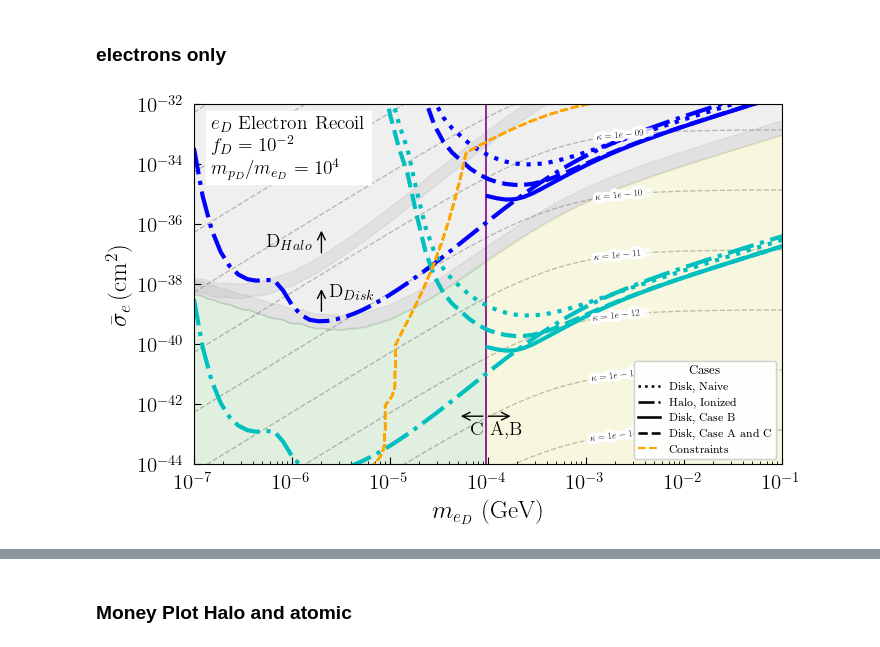
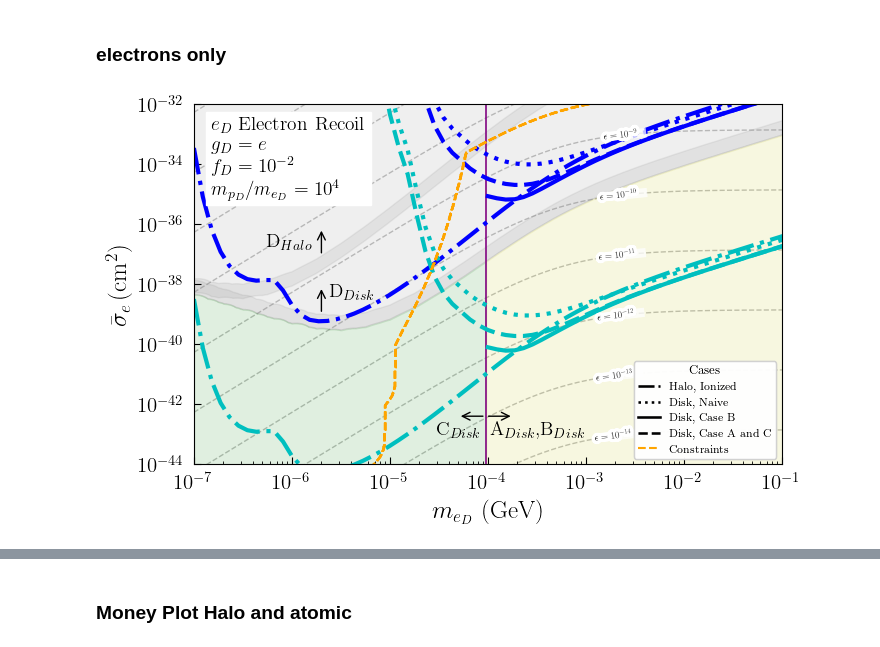
Before and after one commit to Keegan-Humphrey/darkELF-custom, a Jupyter notebook: mystuff/constraint_plots_clean.ipynb, the cells around one changed output, grey strips where cells are left out. Saved outputs shown, nothing was run; the diff lists cells and outputs as text; code cells hidden in the pictures.

```diff
--- a/mystuff/constraint_plots_clean.ipynb
+++ b/mystuff/constraint_plots_clean.ipynb
@@ -1497,8 +1497,9 @@ mX=1.0e8 # specify the dark matter mass (to be updated later)
 
 expSENSEI = 100.72 * 1e-3 / 365 # [kg-yr] SENSEI Snolab exposure from 2312.13342
 
-# vs_list = [{"v0kms":220,"vesckms": np.sqrt(43**2 + 11**2),"vekms": 233,"vdist":"disk","fD":0.01,"with_atomic_ff":True}] # all must be positive
-vs_list = [{"v0kms":220,"vesckms": 540,"vekms": 233,"vdist":"halo","fD":0.01,"with_atomic_ff":True}] # all must be positive
+vs_list = [{"v0kms":220,"vesckms": np.sqrt(43**2 + 11**2),"vekms": 233,"vdist":"disk","fD":0.01,"with_atomic_ff":True}] # all must be positive
+# vs_list = [{"v0kms":220,"vesckms": 540,"vekms": 233,"vdist":"halo","fD":0.01,"with_atomic_ff":True}] # all must be positive
+
 
 
 
@@ -1599,12 +1600,13 @@ def get_limit_AFF(target,mX,threshold=-1.0,method="grid",mediator="massless",kcu
     else:
         return 3.0*1.0e-38/(R*exposure) # exposure in kg-year (default 1)
 # %%
-task = ("write","read")[1]
+task = ("write","read")[0]
 
 # test_read = np.array([])
 
 # fname = "lim_massless_SENSEI_exp_atomic_17_6_26"
-fname = "lim_massless_SENSEI_exp_atomic_18_6_26"
+# fname = "lim_massless_SENSEI_exp_atomic_18_6_26"
+fname = "lim_massless_SENSEI_exp_atomic_29_6_26"
 
 if task == "write":
 
@@ -3055,6 +3062,7 @@ scenario_styles = {
 }
 # %%
 # fig, axs = plt.subplots(figsize=(6,4.2))
+# fig, axs = plt.subplots(figsize=(7.0, 4.8))
 fig, axs = plt.subplots(figsize=(7.0, 4.8))
 
 # cmap = plt.get_cmap('tab10')
@@ -3136,8 +3144,60 @@ ylims = [1e-44, 1.0e-32]
 axs.set_xlim(xlims)
 axs.set_ylim(ylims)
 
-axs.text(1.5e2,5e-35,"$e_{D}$ Electron Recoil\n $f_D=10^{-2}$ \n $m_{p_D}/m_{e_D}=10^4$",fontsize=14,backgroundcolor="white",horizontalalignment="left")
 
+# last_tick = axs.get_xticks()[-2]
+
+# def hide_last_tick(x, pos):
+#     if np.isclose(x, last_tick):
+#         return ""
+#     exponent = int(np.round(np.log10(x)))
+#     return rf"$10^{{{exponent}}}$"
+
+# axs.xaxis.set_major_formatter(FuncFormatter(hide_last_tick))
+
+# axs.xaxis.set_label_coords(0.47, -0.10)
+
+# fig.canvas.draw()
+
+# major_ticks = axs.xaxis.get_major_ticks()
+
+# for i, tick in enumerate(major_ticks):
+#     print(i, tick.get_loc(), tick.label1.get_text())
+
+# # Remove the label at the upper plot boundary, x = 1e8
+# major_ticks[7].label1.set_visible(False)
+
+# fig.canvas.draw()
+
+# xmax = axs.get_xlim()[1]
+
+# for tick in axs.xaxis.get_major_ticks():
+#     if np.isclose(tick.get_loc(), xmax):
+#         tick.label1.set_transform(
+#             tick.label1.get_transform()
+#             # + ScaledTranslation(-32 / 72, 0, fig.dpi_scale_trans)
+#             + ScaledTranslation(-10, 0, fig.dpi_scale_trans)
+#         )
+
+# xmax = axs.get_xlim()[1]
+# boundary_text = None
+
+# for tick in axs.xaxis.get_major_ticks():
+#     if np.isclose(tick.get_loc(), xmax):
+#         boundary_text = tick.label1.get_text()
+#         tick.label1.set_visible(False)
+
+# axs.text(
+#     0.985,                  # slightly left of right boundary
+#     -0.035,                 # vertical tick-label position
+#     boundary_text,
+#     transform=axs.transAxes,
+#     ha="right",
+#     va="top",
+# )
+
+# axs.text(1.5e2,5e-35,"$e_{D}$ Electron Recoil\n $f_D=10^{-2}$ \n $m_{p_D}/m_{e_D}=10^4$",fontsize=14,backgroundcolor="white",horizontalalignment="left")
+axs.text(1.5e2,1e-35,"$e_{D}$ Electron Recoil\n $g_D=e$ \n $f_D=10^{-2}$ \n $m_{p_D}/m_{e_D}=10^4$",fontsize=14,backgroundcolor="white",horizontalalignment="left")
 
 eVtoGeV = 10**(-9)
 axs.xaxis.set_major_formatter(
@@ -3152,6 +3212,16 @@ axs.set_ylabel(r"$\bar\sigma_e\,(\mathrm{cm}^2)$",fontsize=18)
 axs.tick_params(direction="in",which="both")
 
 # axs.text(5e9,1e-46,"$f_D$=0.01, $m_{p_D}/m_{e_D}$=1e4",fontsize=16,backgroundcolor="white",horizontalalignment="right")
+
+
+# labels = axs.get_xticklabels()
+# labels[-1].set_visible(False)
+# fig.canvas.draw()
+# axs.xaxis.get_offset_text().set_visible(False)
+
+# import numpy as np
+# from matplotlib.ticker import FuncFormatter
+
 
 axs.legend(ncol=2,fontsize=8,loc="upper right")
 # axs.axvline(x=1e5,color="red",linestyle="dashed")
@@ -3297,7 +3367,8 @@ axs.annotate(
     arrowprops=dict(arrowstyle="<-"),
 )
 
-axs.text(0.7 * xpos,1e-43,"C",fontsize=14,horizontalalignment="left")
+# axs.text(0.7 * xpos,1e-43,"C",fontsize=14,horizontalalignment="left")
+axs.text(0.9 * xpos,1e-43,r"C$_{Disk}$",fontsize=14,horizontalalignment="right")
 
 # C region Arrow
 
@@ -3319,7 +3390,8 @@ axs.annotate(
 )
 
 
-axs.text(1.1 * xpos,1e-43,"A,B",fontsize=14,horizontalalignment="left")
+# axs.text(1.1 * xpos,1e-43,"A,B",fontsize=14,horizontalalignment="left")
+axs.text(1.1 * xpos,1e-43,r"A$_{Disk}$,B$_{Disk}$",fontsize=14,horizontalalignment="left")
 
 
 
@@ -3477,6 +3549,8 @@ kappa_lines = []
 for kap in kappa_contours:
     sig_line = kappa_to_sigmae_exact(kap, masslist_eD)
 
+    exponent = int(np.round(np.log10(kap)))
+
     line, = axs.plot(
         masslist_eD,
         sig_line,
@@ -3485,7 +3559,9 @@ for kap in kappa_contours:
         lw=1.0,
         ls="--",
         zorder=0.5,
-        label=rf"$\kappa={kap:.0e}$"
+        # label=rf"$\kappa={kap:.0e}$"
+        # label=rf"$\epsilon={kap:.0e}$"
+        label=rf"$\epsilon=10^{{{exponent}}}$"
     )
 
     kappa_lines.append(line)
@@ -3523,6 +3599,8 @@ labelLines(
 # Legends
 # ------------------------------------------------------------------
 
+case_handles_order_swap = [kept_indices[j] for j in (1,0,2,3)]
+
 case_handles = [
     Line2D(
         [0], [0],
@@ -3531,8 +3609,11 @@ case_handles = [
         ls=scenario_styles[i],
         label=case_labels[i],
     )
-    for i in kept_indices
+    # for i in kept_indices
+    for i in case_handles_order_swap
 ]
+
+
 
 
 cosmo_handles = [
@@ -3549,32 +3630,32 @@ cosmo_handles = [
 reference_handles = []
 
 leg1 = axs.legend(
     handles=case_handles+cosmo_handles,
     title="Cases",
     fontsize=8,
     title_fontsize=9,
     loc="lower right",
     # frameon=False,
     frameon=True,
     facecolor="white"
 )
 
 axs.add_artist(leg1)
 
 fig.subplots_adjust(
     left=0.13,
     right=0.97,
     bottom=0.15,
     top=0.90,
 )
 
 
 fig.savefig(
-    "plots/for_paper_24_6_26/money_eD.pdf",
+    "plots/for_paper_29_6_26/money_eD.pdf",
     format="pdf",
     bbox_inches="tight",
 )
 
 plt.show()
 # %% [output]
-[figure, old version]
+[figure, new version]
```
Also changed, not shown: parts of 6 cells of this notebook, 6 other files.
